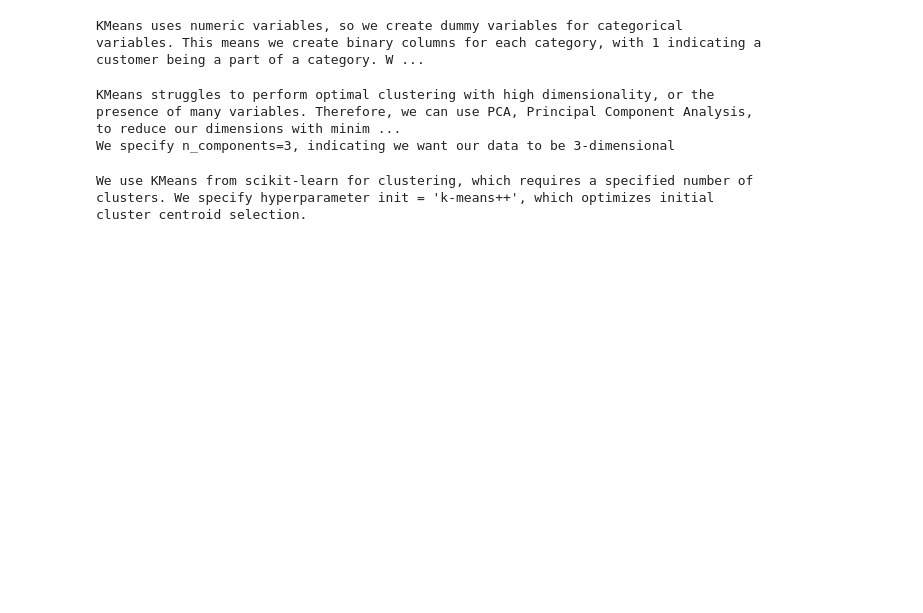
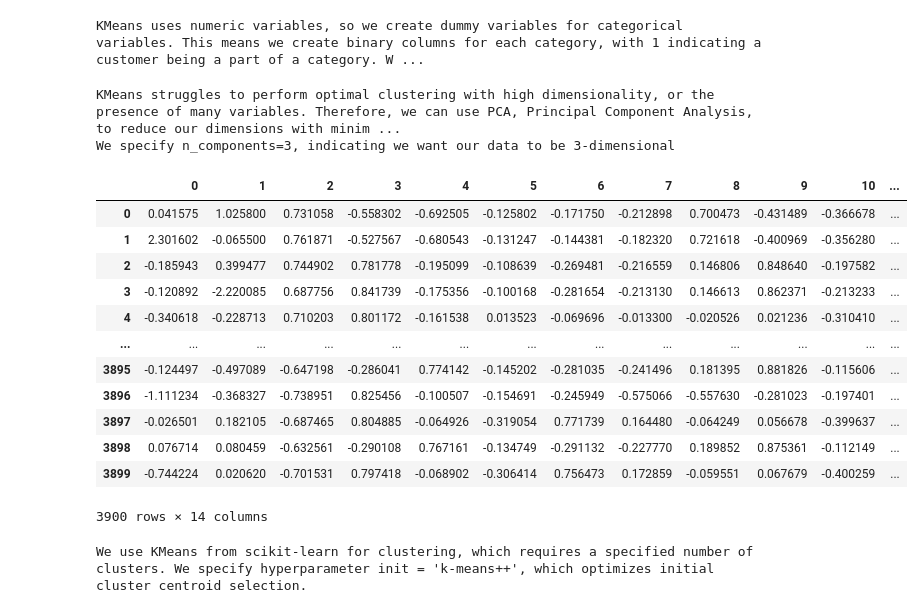
Before and after one commit to suyashgoel/product-recommendation, a Jupyter notebook: product-recommendation.ipynb, the cells around one changed output. Drawn from its saved outputs; the diff is of its cells as text; code cells hidden in the pictures; blank space fills up the shorter version.

```diff
--- a/product-recommendation.ipynb
+++ b/product-recommendation.ipynb
@@ -169,6 +170,22 @@ print("We specify n_components=3, indicating we want our data to be 3-dimensiona
 # %% [output]
 KMeans struggles to perform optimal clustering with high dimensionality, or the presence of many variables. Therefore, we can use PCA, Principal Component Analysis, to reduce our dimensions with minim ...
 We specify n_components=3, indicating we want our data to be 3-dimensional
+# %%
+pca_df
+# %% [output]
+|  | 0 | 1 | 2 | 3 | 4 | 5 | 6 | 7 | 8 | 9 | 10 | ... |
+| 0 | 0.041575 | 1.025800 | 0.731058 | -0.558302 | -0.692505 | -0.125802 | -0.171750 | -0.212898 | 0.700473 | -0.431489 | -0.366678 | ... |
+| 1 | 2.301602 | -0.065500 | 0.761871 | -0.527567 | -0.680543 | -0.131247 | -0.144381 | -0.182320 | 0.721618 | -0.400969 | -0.356280 | ... |
+| 2 | -0.185943 | 0.399477 | 0.744902 | 0.781778 | -0.195099 | -0.108639 | -0.269481 | -0.216559 | 0.146806 | 0.848640 | -0.197582 | ... |
+| 3 | -0.120892 | -2.220085 | 0.687756 | 0.841739 | -0.175356 | -0.100168 | -0.281654 | -0.213130 | 0.146613 | 0.862371 | -0.213233 | ... |
+| 4 | -0.340618 | -0.228713 | 0.710203 | 0.801172 | -0.161538 | 0.013523 | -0.069696 | -0.013300 | -0.020526 | 0.021236 | -0.310410 | ... |
+| ... | ... | ... | ... | ... | ... | ... | ... | ... | ... | ... | ... | ... |
+| 3895 | -0.124497 | -0.497089 | -0.647198 | -0.286041 | 0.774142 | -0.145202 | -0.281035 | -0.241496 | 0.181395 | 0.881826 | -0.115606 | ... |
+| 3896 | -1.111234 | -0.368327 | -0.738951 | 0.825456 | -0.100507 | -0.154691 | -0.245949 | -0.575066 | -0.557630 | -0.281023 | -0.197401 | ... |
+| 3897 | -0.026501 | 0.182105 | -0.687465 | 0.804885 | -0.064926 | -0.319054 | 0.771739 | 0.164480 | -0.064249 | 0.056678 | -0.399637 | ... |
+| 3898 | 0.076714 | 0.080459 | -0.632561 | -0.290108 | 0.767161 | -0.134749 | -0.291132 | -0.227770 | 0.189852 | 0.875361 | -0.112149 | ... |
+| 3899 | -0.744224 | 0.020620 | -0.701531 | 0.797418 | -0.068902 | -0.306414 | 0.756473 | 0.172859 | -0.059551 | 0.067679 | -0.400259 | ... |
+3900 rows × 14 columns
 # %%
 print('We use KMeans from scikit-learn for clustering, which requires a specified number of clusters. We specify hyperparameter init = \'k-means++\', which optimizes initial cluster centroid selection.')
 # %% [output]
```
Also changed, not shown: parts of 5 cells of this notebook, 1 other file.
